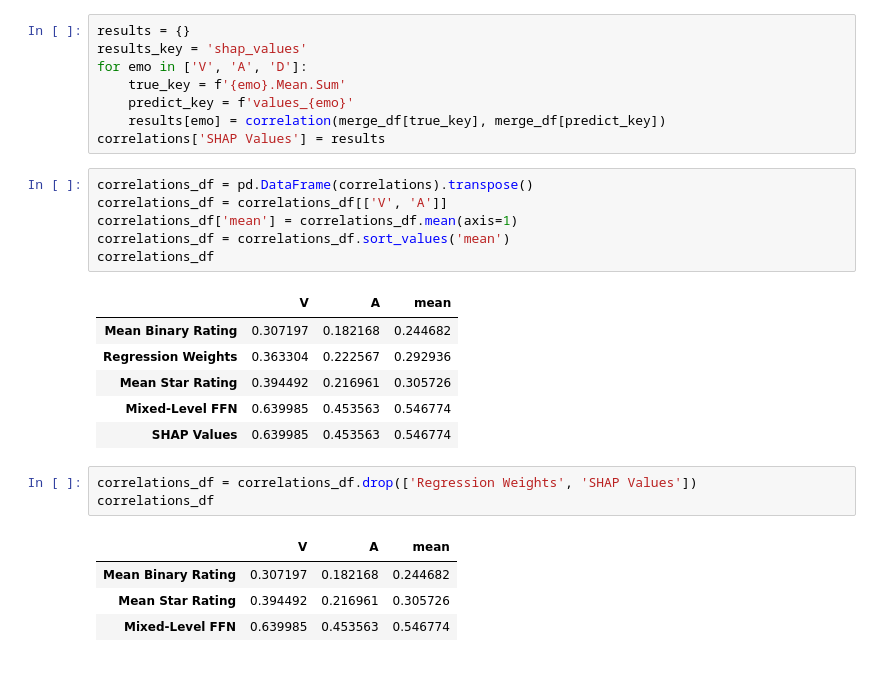
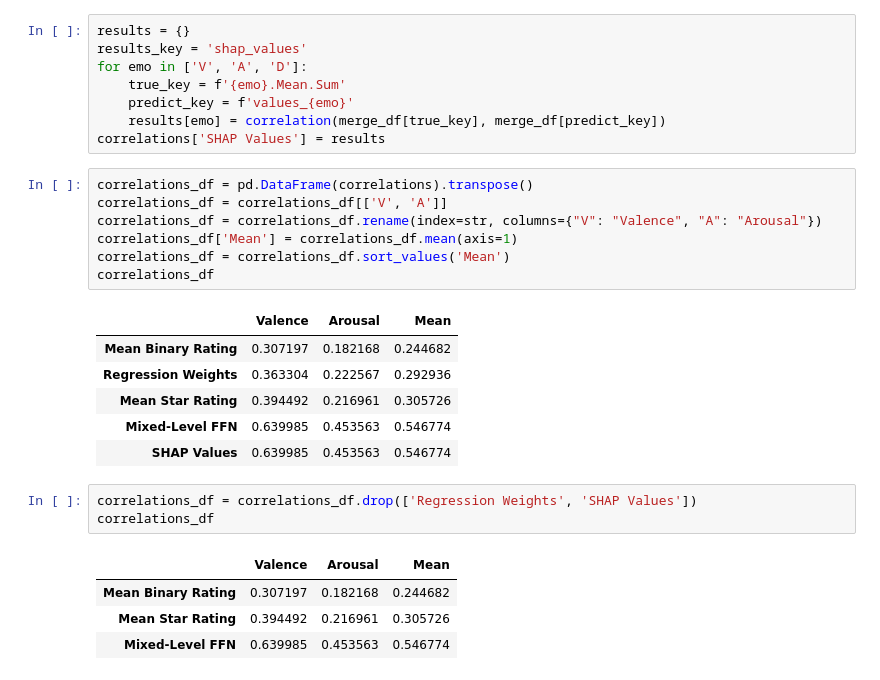
Before and after one commit to yoninachmany/empathy_dictionary, a Jupyter notebook: VAD correlations.ipynb, the cells around one changed output. Saved outputs shown, nothing was run; the diff lists cells and outputs as text.

Commit message:
column name cap

```diff
--- a/VAD correlations.ipynb
+++ b/VAD correlations.ipynb
@@ -395,11 +395,12 @@ correlations['SHAP Values'] = results
 # %%
 correlations_df = pd.DataFrame(correlations).transpose()
 correlations_df = correlations_df[['V', 'A']]
-correlations_df['mean'] = correlations_df.mean(axis=1)
-correlations_df = correlations_df.sort_values('mean')
+correlations_df = correlations_df.rename(index=str, columns={"V": "Valence", "A": "Arousal"})
+correlations_df['Mean'] = correlations_df.mean(axis=1)
+correlations_df = correlations_df.sort_values('Mean')
 correlations_df
 # %% [output]
-|  | V | A | mean |
+|  | Valence | Arousal | Mean |
 | Mean Binary Rating | 0.307197 | 0.182168 | 0.244682 |
 | Regression Weights | 0.363304 | 0.222567 | 0.292936 |
 | Mean Star Rating | 0.394492 | 0.216961 | 0.305726 |
@@ -409,7 +410,7 @@ correlations_df
 correlations_df = correlations_df.drop(['Regression Weights', 'SHAP Values'])
 correlations_df
 # %% [output]
-|  | V | A | mean |
+|  | Valence | Arousal | Mean |
 | Mean Binary Rating | 0.307197 | 0.182168 | 0.244682 |
 | Mean Star Rating | 0.394492 | 0.216961 | 0.305726 |
 | Mixed-Level FFN | 0.639985 | 0.453563 | 0.546774 |
```
